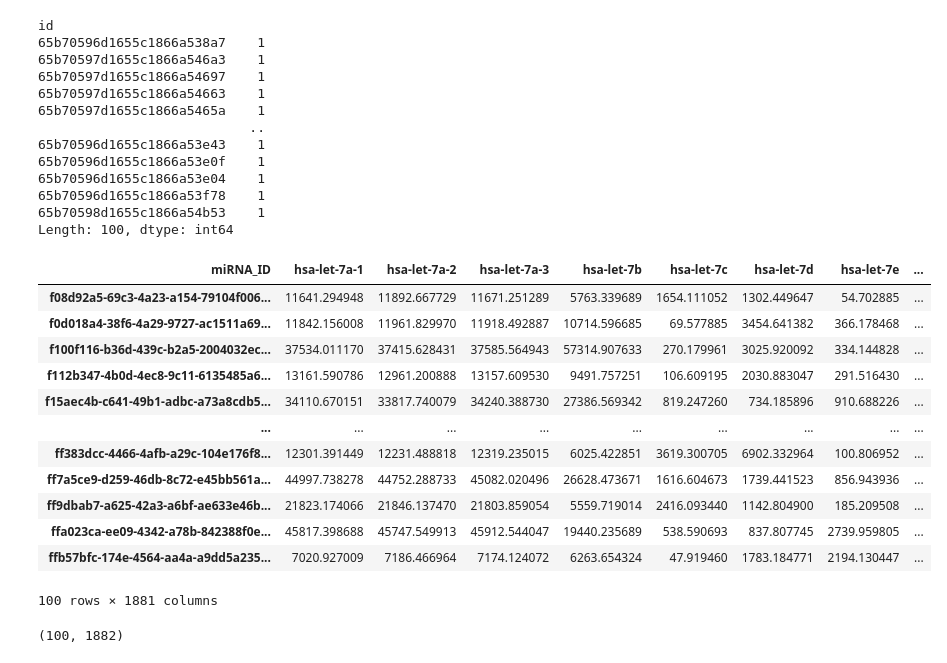
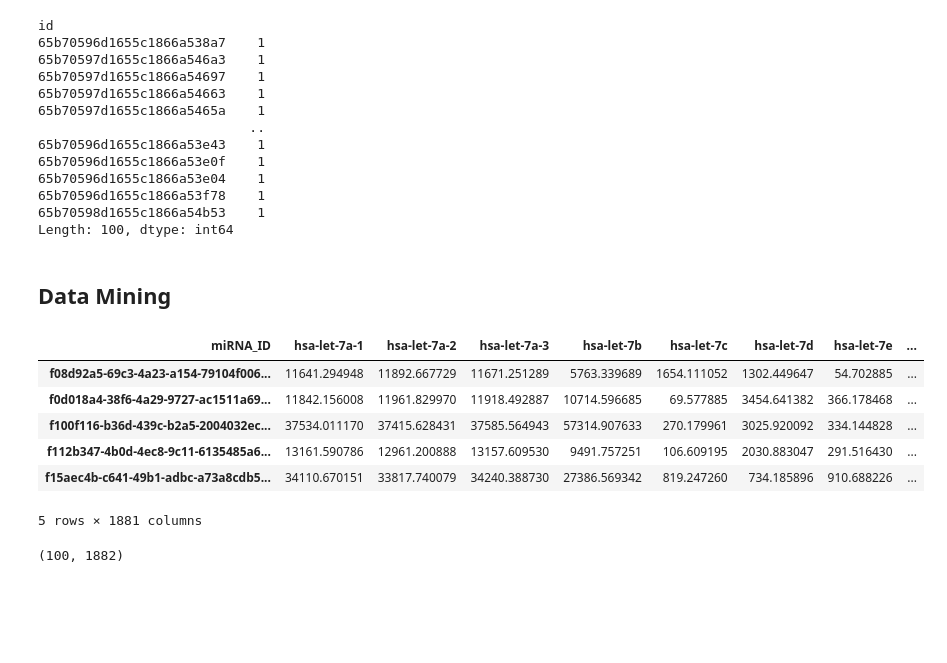
Before and after one commit to gmandl10/DATA495.github.io, a Jupyter notebook: Applications/Notebooks/CGC_Notebool.ipynb, the cells around one changed output. Saved outputs shown, nothing was run; the diff lists cells and outputs as text; code cells hidden in the pictures; blank space fills up the shorter version.

```diff
--- a/Applications/Notebooks/CGC_Notebool.ipynb
+++ b/Applications/Notebooks/CGC_Notebool.ipynb
@@ -21,33 +33,29 @@ id
 Length: 100, dtype: int64
 # %%
 metadata2 = metadata.loc[:, ["name", "disease_type", "id"]]
+# %% [markdown]
+## Data Mining
 # %%
 directory = os.path.dirname(os.path.dirname(os.getcwd())) + "\\Data\\GeneExpression\\Files\\"
 master = pd.DataFrame()
 
 for file in os.listdir(directory):
     tsv_file_path = directory + file
 
     df = pd.read_csv(tsv_file_path, sep='\t')
     df = pd.DataFrame(df.set_index("miRNA_ID")["reads_per_million_miRNA_mapped"]).rename(columns={"reads_per_million_miRNA_mapped":file}).T
 
     master = pd.concat([master,df])
 
-master
+master.head()
 # %% [output]
 | miRNA_ID | hsa-let-7a-1 | hsa-let-7a-2 | hsa-let-7a-3 | hsa-let-7b | hsa-let-7c | hsa-let-7d | hsa-let-7e | ... |
 | f08d92a5-69c3-4a23-a154-79104f006... | 11641.294948 | 11892.667729 | 11671.251289 | 5763.339689 | 1654.111052 | 1302.449647 | 54.702885 | ... |
 | f0d018a4-38f6-4a29-9727-ac1511a69... | 11842.156008 | 11961.829970 | 11918.492887 | 10714.596685 | 69.577885 | 3454.641382 | 366.178468 | ... |
 | f100f116-b36d-439c-b2a5-2004032ec... | 37534.011170 | 37415.628431 | 37585.564943 | 57314.907633 | 270.179961 | 3025.920092 | 334.144828 | ... |
 | f112b347-4b0d-4ec8-9c11-6135485a6... | 13161.590786 | 12961.200888 | 13157.609530 | 9491.757251 | 106.609195 | 2030.883047 | 291.516430 | ... |
 | f15aec4b-c641-49b1-adbc-a73a8cdb5... | 34110.670151 | 33817.740079 | 34240.388730 | 27386.569342 | 819.247260 | 734.185896 | 910.688226 | ... |
-| ... | ... | ... | ... | ... | ... | ... | ... | ... |
-| ff383dcc-4466-4afb-a29c-104e176f8... | 12301.391449 | 12231.488818 | 12319.235015 | 6025.422851 | 3619.300705 | 6902.332964 | 100.806952 | ... |
-| ff7a5ce9-d259-46db-8c72-e45bb561a... | 44997.738278 | 44752.288733 | 45082.020496 | 26628.473671 | 1616.604673 | 1739.441523 | 856.943936 | ... |
-| ff9dbab7-a625-42a3-a6bf-ae633e46b... | 21823.174066 | 21846.137470 | 21803.859054 | 5559.719014 | 2416.093440 | 1142.804900 | 185.209508 | ... |
-| ffa023ca-ee09-4342-a78b-842388f0e... | 45817.398688 | 45747.549913 | 45912.544047 | 19440.235689 | 538.590693 | 837.807745 | 2739.959805 | ... |
-| ffb57bfc-174e-4564-aa4a-a9dd5a235... | 7020.927009 | 7186.466964 | 7174.124072 | 6263.654324 | 47.919460 | 1783.184771 | 2194.130447 | ... |
-100 rows × 1881 columns
+5 rows × 1881 columns
 # %%
 df = metadata2.set_index("name").join(master).set_index("id")
 # %%
```
Also changed, not shown: parts of 5 cells of this notebook, 5 other files.
